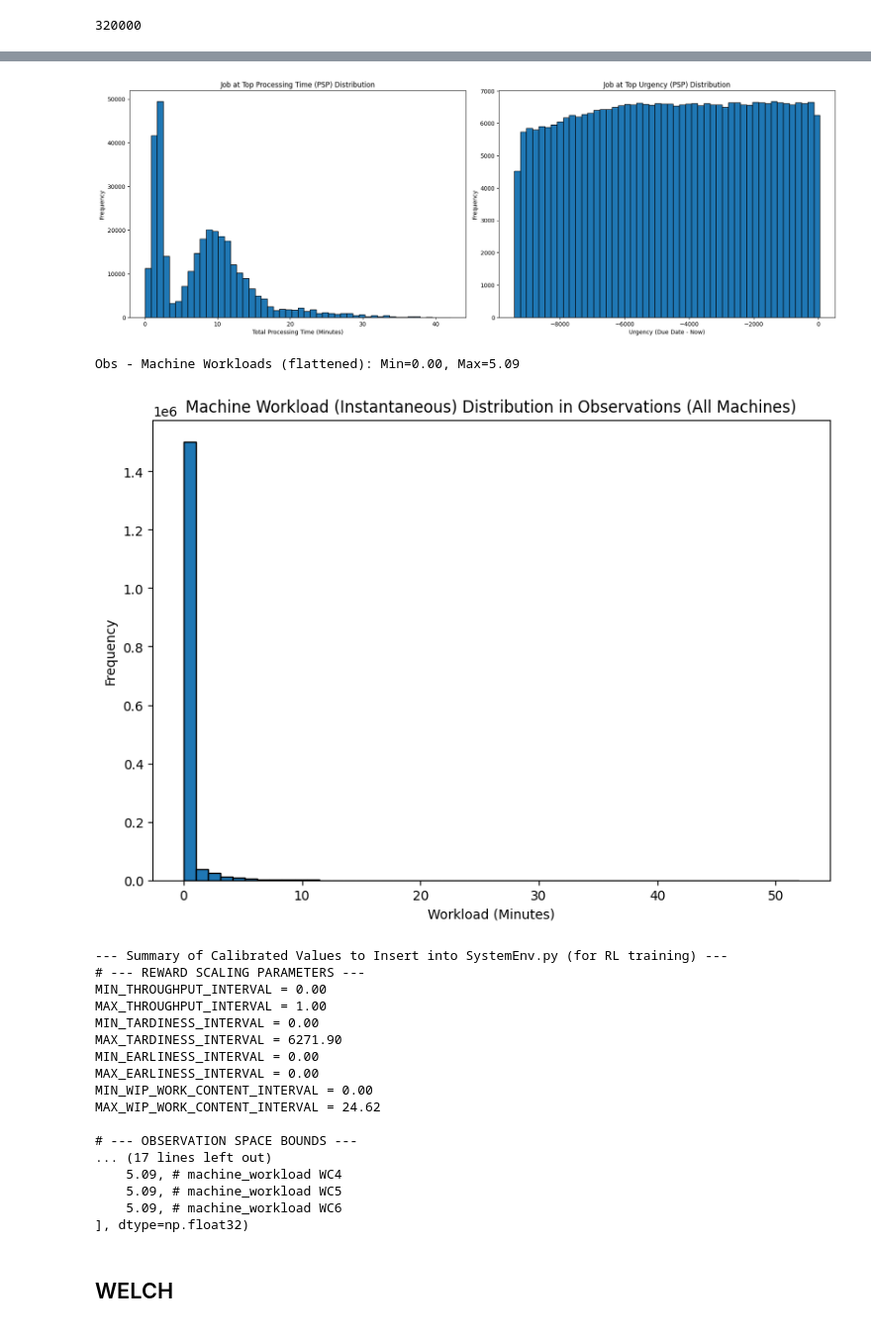
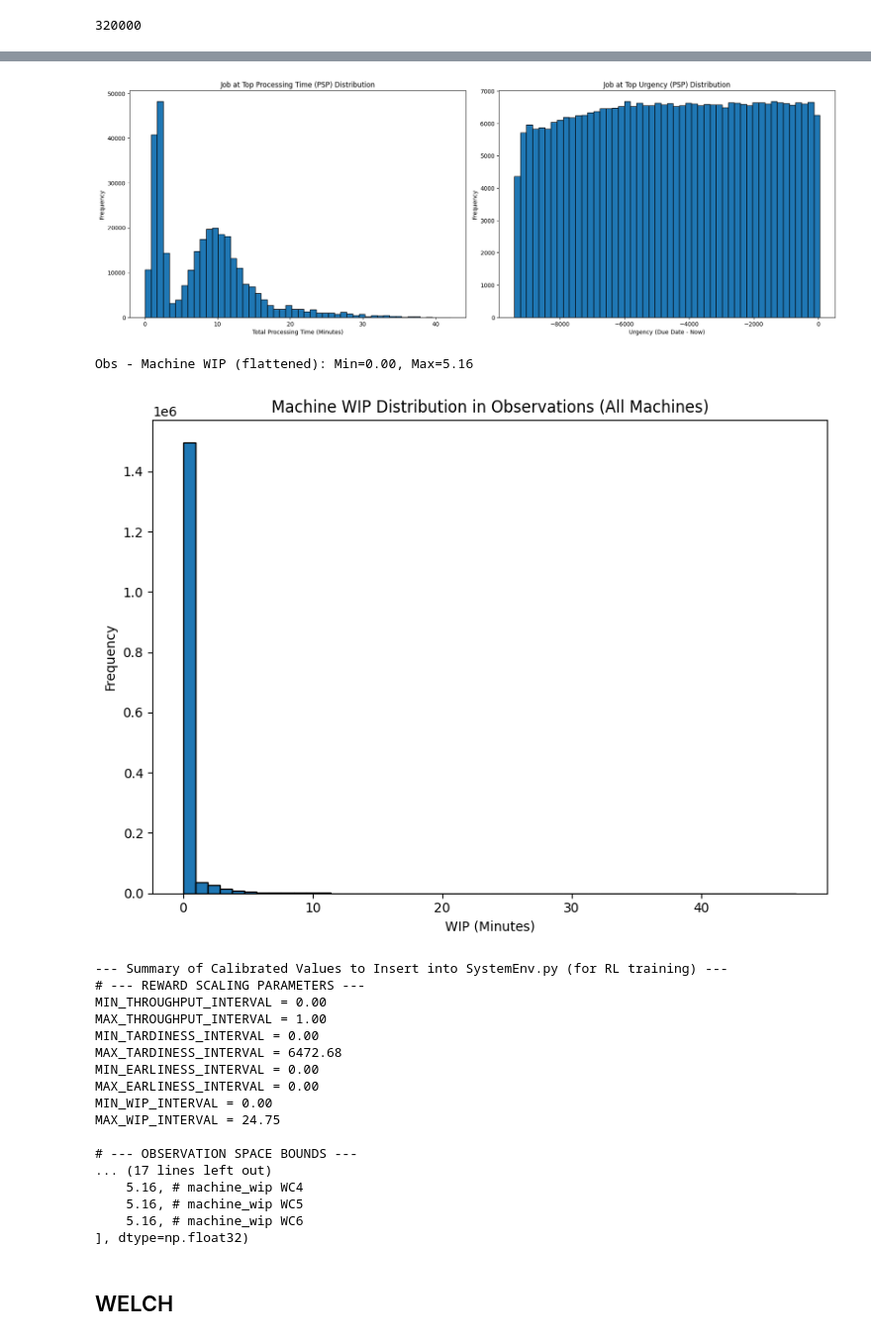
Before and after one commit to alessiacorni/Production_System, a Jupyter notebook: system_with_PSP/production_system_PSP.ipynb, the cells around one changed output, grey strips where cells are left out. Shown at 99% size. Cells and saved outputs as stored; diff of their text form; code cells hidden in the pictures.

```diff
--- a/system_with_PSP/production_system_PSP.ipynb
+++ b/system_with_PSP/production_system_PSP.ipynb
@@ -383,10 +383,10 @@ def make_env():
         },
         due_dates_distribution=lambda: random.uniform(30,50),
         reward_weights={
-            'throughput': 1.0,
-            'wip_penalty': -1,
-            'earliness_penalty': -1,
-            'tardiness_penalty': -1
+            'throughput': 5.0,
+            'wip_penalty': -0.1,
+            'earliness_penalty': -0.1,
+            'tardiness_penalty': -0.1
         }
     )
 
@@ -522,10 +522,10 @@ plt.figure(figsize=(8, 6))
 if calib_env.calibration_obs_machine_workloads_flat:
     plt.hist(calib_env.calibration_obs_machine_workloads_flat, bins=50, edgecolor='black')
     min_mw, max_mw = get_min_max_percentile(calib_env.calibration_obs_machine_workloads_flat)
-    plt.title('Machine Workload (Instantaneous) Distribution in Observations (All Machines)')
-    plt.xlabel('Workload (Minutes)')
+    plt.title('Machine WIP Distribution in Observations (All Machines)')
+    plt.xlabel('WIP (Minutes)')
     plt.ylabel('Frequency')
-    print(f"Obs - Machine Workloads (flattened): Min={min_mw:.2f}, Max={max_mw:.2f}")
+    print(f"Obs - Machine WIP (flattened): Min={min_mw:.2f}, Max={max_mw:.2f}")
 else:
     print("No machine workload data collected for plotting.")
     min_mw, max_mw = 0.0, 1.0
@@ -542,22 +542,22 @@ print(f"MIN_TARDINESS_INTERVAL = {min_tardiness:.2f}")
 print(f"MAX_TARDINESS_INTERVAL = {max_tardiness:.2f}")
 print(f"MIN_EARLINESS_INTERVAL = {min_earliness:.2f}")
 print(f"MAX_EARLINESS_INTERVAL = {max_earliness:.2f}")
-print(f"MIN_WIP_WORK_CONTENT_INTERVAL = {min_wip_wc_reward:.2f}")
-print(f"MAX_WIP_WORK_CONTENT_INTERVAL = {max_wip_wc_reward:.2f}")
+print(f"MIN_WIP_INTERVAL = {min_wip_wc_reward:.2f}")
+print(f"MAX_WIP_INTERVAL = {max_wip_wc_reward:.2f}")
 
 print("\n# --- OBSERVATION SPACE BOUNDS ---")
 print("low_bounds = np.array([")
 print(f"    {min_jtpt:.2f}, # job_top_proc_time")
 print(f"    {min_jtu:.2f}, # job_top_urgency")
 for i in range(6):
-    print(f"    {min_mw:.2f}, # machine_workload WC{i+1}")
+    print(f"    {min_mw:.2f}, # machine_wip WC{i+1}")
 print("], dtype=np.float32)")
 
 print("\nhigh_bounds = np.array([")
 print(f"    {max_jtpt:.2f}, # job_top_proc_time")
 print(f"    {max_jtu:.2f}, # job_top_urgency")
 for i in range(6):
-    print(f"    {max_mw:.2f}, # machine_workload WC{i+1}")
+    print(f"    {max_mw:.2f}, # machine_wip WC{i+1}")
 print("], dtype=np.float32)")
 
 vec_env.close()
@@ -585,22 +585,22 @@ Obs - Job Top Urgency: Min=-9273.56, Max=-51.82
-[figure, old version]
+[figure, new version]
-Obs - Machine Workloads (flattened): Min=0.00, Max=5.09
+Obs - Machine WIP (flattened): Min=0.00, Max=5.16
-[figure, old version]
+[figure, new version]
 --- Summary of Calibrated Values to Insert into SystemEnv.py (for RL training) ---
 # --- REWARD SCALING PARAMETERS ---
 MIN_THROUGHPUT_INTERVAL = 0.00
 MAX_THROUGHPUT_INTERVAL = 1.00
 MIN_TARDINESS_INTERVAL = 0.00
-MAX_TARDINESS_INTERVAL = 6271.90
+MAX_TARDINESS_INTERVAL = 6472.68
 MIN_EARLINESS_INTERVAL = 0.00
 MAX_EARLINESS_INTERVAL = 0.00
-MIN_WIP_WORK_CONTENT_INTERVAL = 0.00
-MAX_WIP_WORK_CONTENT_INTERVAL = 24.62
+MIN_WIP_INTERVAL = 0.00
+MAX_WIP_INTERVAL = 24.75
 
 # --- OBSERVATION SPACE BOUNDS ---
 ... (17 lines left out)
-    5.09, # machine_workload WC4
-    5.09, # machine_workload WC5
-    5.09, # machine_workload WC6
+    5.16, # machine_wip WC4
+    5.16, # machine_wip WC5
+    5.16, # machine_wip WC6
 ], dtype=np.float32)
 # %% [markdown]
 ## WELCH
```
Also changed, not shown: parts of 18 cells of this notebook.
